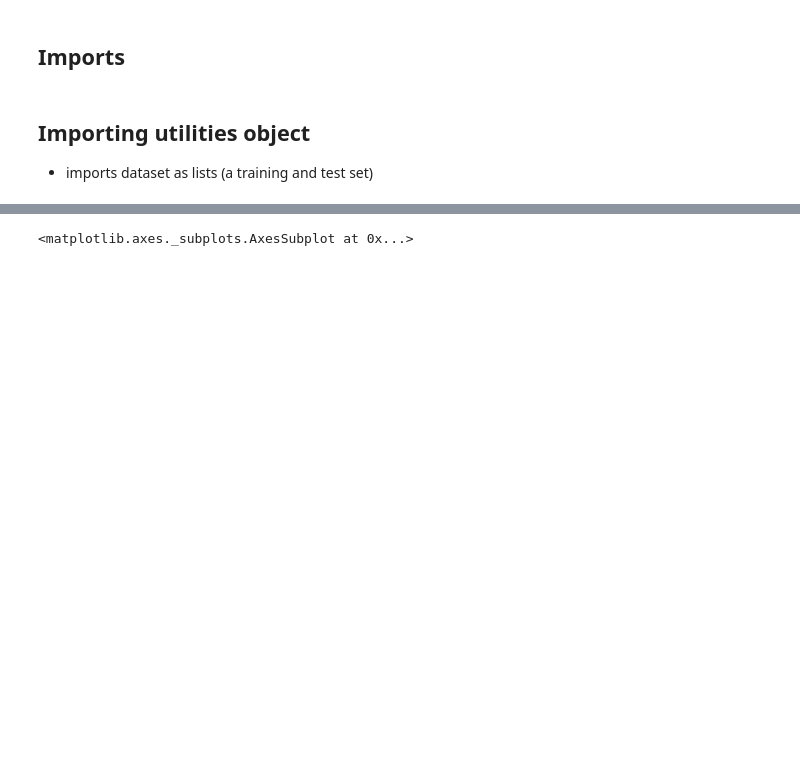
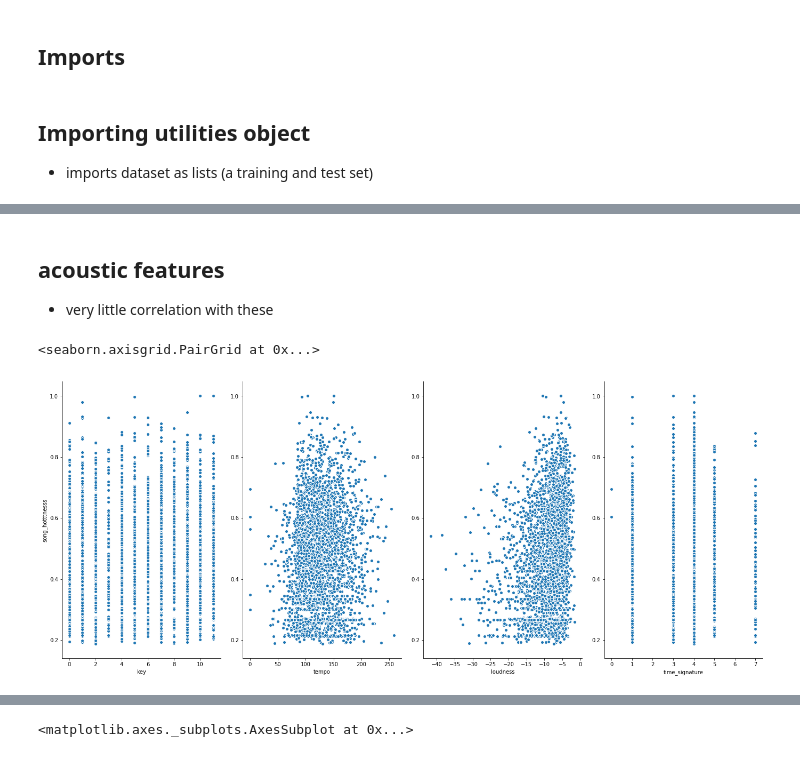
Before and after one commit to rshnn/song-success-predictor, a Jupyter notebook: basic-linear-regression.ipynb, the cells around one changed output, grey strips where cells are left out. Cells and saved outputs as stored; diff of their text form; code cells hidden in the pictures; blank space fills up the shorter version.

```diff
--- a/basic-linear-regression.ipynb
+++ b/basic-linear-regression.ipynb
@@ -57,0 +55,9 @@ testing_DF[['track_id', 'loudness', 'song_hotttnesss']]
+# %% [markdown]
+## acoustic features
++ very little correlation with these
+# %%
+sns.pairplot(training_DF, x_vars=['key', 'tempo', 'loudness', 'time_signature'],
+             y_vars='song_hotttnesss', size=8, aspect=0.6)
+# %% [output]
+<seaborn.axisgrid.PairGrid at 0x...>
+[figure, added]
```
Also changed, not shown: parts of 9 cells of this notebook, 3 other files.
